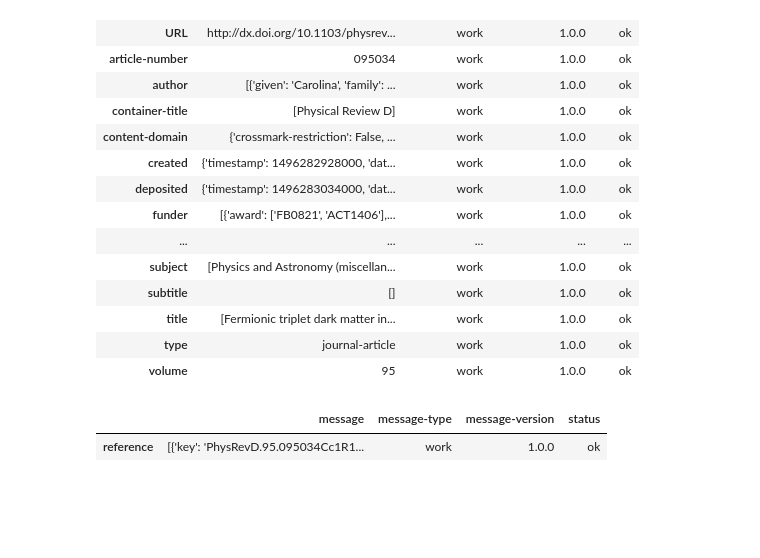
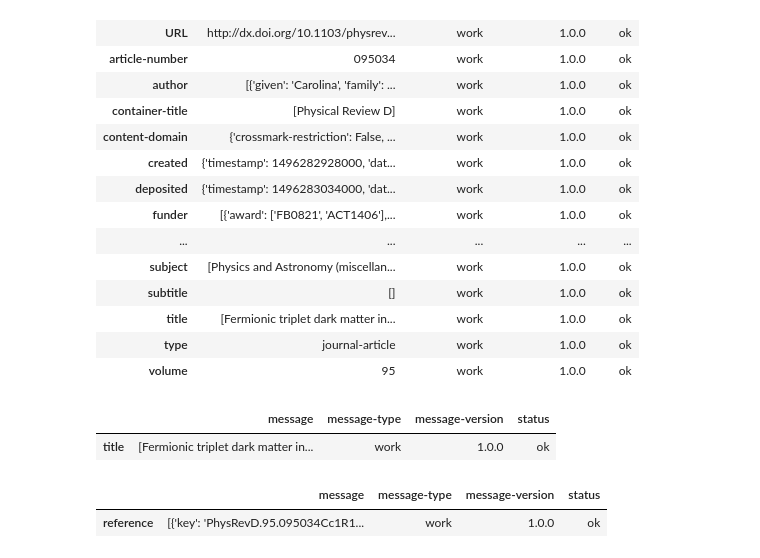
Before and after one commit to restrepo/data-analysis, a Jupyter notebook: Pandas.ipynb, the cells around one changed output. Cells and saved outputs as stored; diff of their text form; code cells hidden in the pictures; blank space fills up the shorter version.

Commit message:
Json

```diff
--- a/Pandas.ipynb
+++ b/Pandas.ipynb
@@ -266,8 +266,12 @@ For example the crossref includes an API to give the metada of a DOI. An example
 [https://api.crossref.org/works/10.1103/PhysRevD.95.095034](https://api.crossref.org/works/10.1103/PhysRevD.95.095034)
 # %%
 import requests
+# %%
+r=requests.get('https://api.crossref.org/works/10.1103/PhysRevD.95.095034')
 # %%
-doi=pd.read_json( requests.get('https://api.crossref.org/works/10.1103/PhysRevD.95.095034').text)
+doi=pd.DataFrame( r.json() )
+#OR:
+#doi=pd.read_json( requests.get('https://api.crossref.org/works/10.1103/PhysRevD.95.095034').text )
 # %%
 doi
 # %% [output]
@@ -288,6 +292,11 @@ doi
 | title | [Fermionic triplet dark matter in... | work | 1.0.0 | ok |
 | type | journal-article | work | 1.0.0 | ok |
 | volume | 95 | work | 1.0.0 | ok |
+# %%
+doi.loc[['title']]
+# %% [output]
+|  | message | message-type | message-version | status |
+| title | [Fermionic triplet dark matter in... | work | 1.0.0 | ok |
 # %%
 doi.loc[['reference']]
 # %% [output]
```
